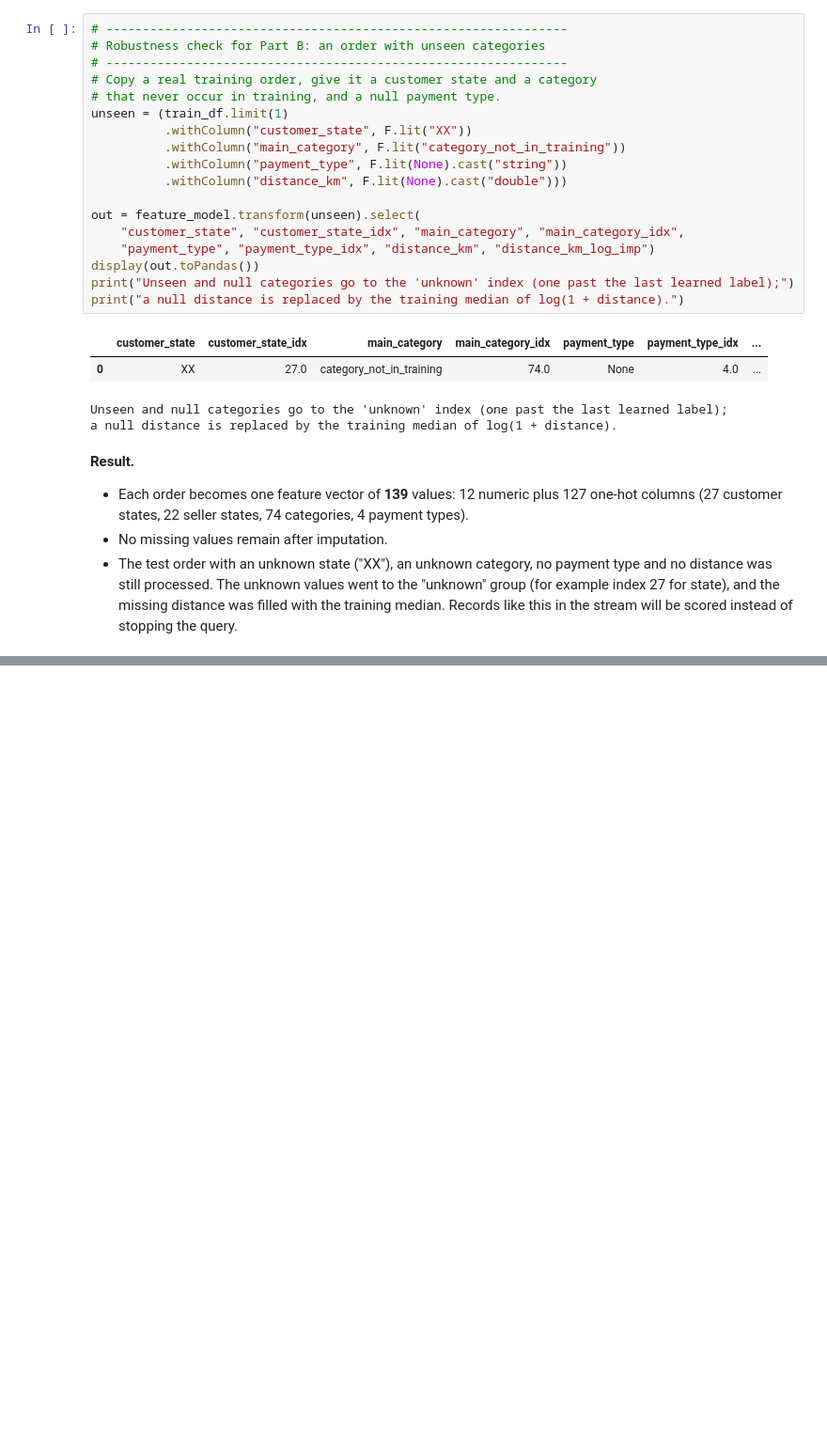
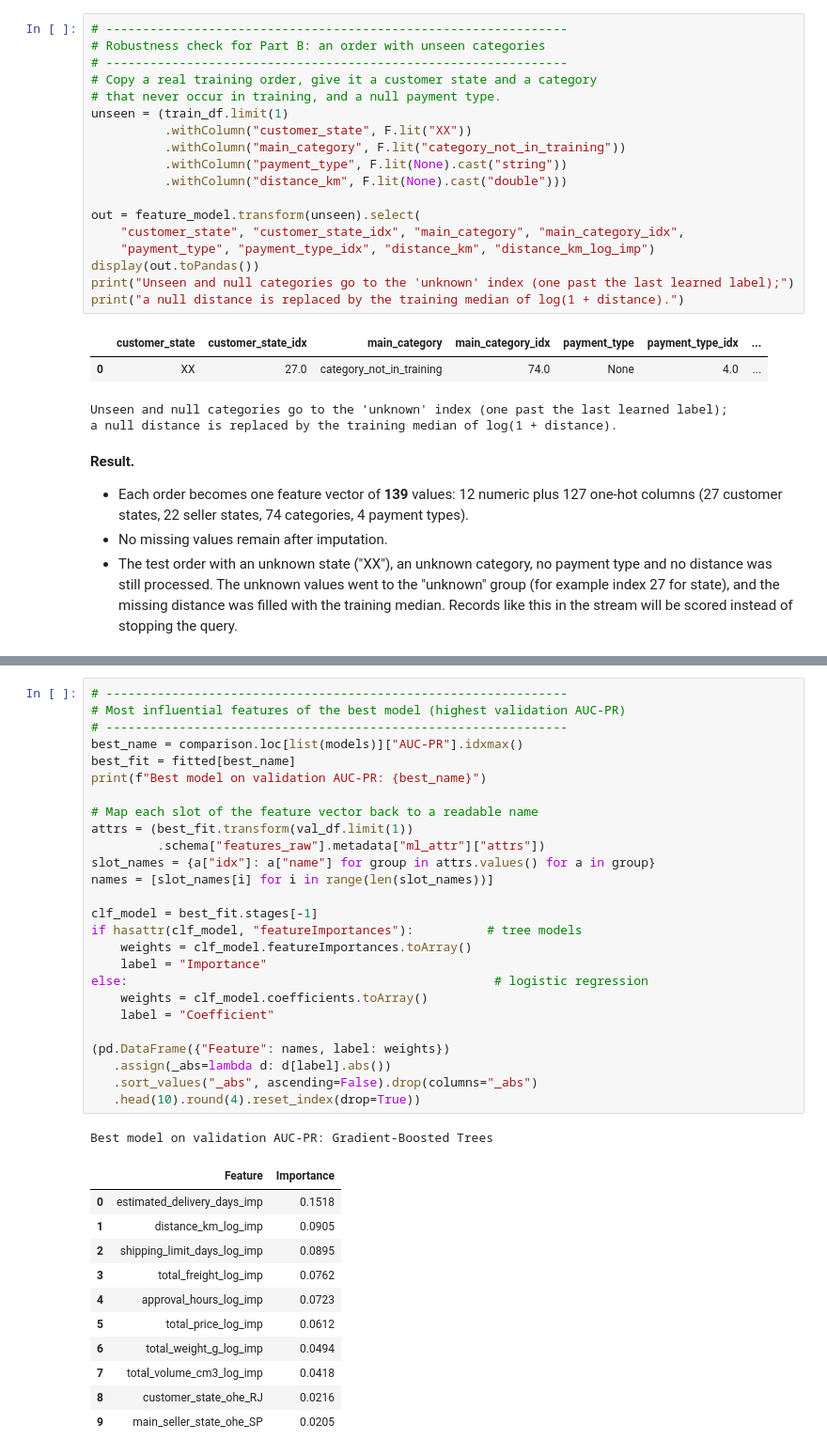
Before and after one commit to ndec0001-max/ITO5202_A2, a Jupyter notebook: assessment2.ipynb, the cells around one changed output, grey strips where cells are left out. Shown at 94% size. Cells and saved outputs as stored; diff of their text form; blank space fills up the shorter version.

```diff
--- a/assessment2.ipynb
+++ b/assessment2.ipynb
@@ -1178,0 +1354,39 @@ a null distance is replaced by the training median of log(1 + distance).
+# %%
+# ---------------------------------------------------------------
+# Most influential features of the best model (highest validation AUC-PR)
+# ---------------------------------------------------------------
+best_name = comparison.loc[list(models)]["AUC-PR"].idxmax()
+best_fit = fitted[best_name]
+print(f"Best model on validation AUC-PR: {best_name}")
+
+# Map each slot of the feature vector back to a readable name
+attrs = (best_fit.transform(val_df.limit(1))
+         .schema["features_raw"].metadata["ml_attr"]["attrs"])
+slot_names = {a["idx"]: a["name"] for group in attrs.values() for a in group}
+names = [slot_names[i] for i in range(len(slot_names))]
+
+clf_model = best_fit.stages[-1]
+if hasattr(clf_model, "featureImportances"):          # tree models
+    weights = clf_model.featureImportances.toArray()
+    label = "Importance"
+else:                                                  # logistic regression
+    weights = clf_model.coefficients.toArray()
+    label = "Coefficient"
+
+(pd.DataFrame({"Feature": names, label: weights})
+   .assign(_abs=lambda d: d[label].abs())
+   .sort_values("_abs", ascending=False).drop(columns="_abs")
+   .head(10).round(4).reset_index(drop=True))
+# %% [output]
+Best model on validation AUC-PR: Gradient-Boosted Trees
+|  | Feature | Importance |
+| 0 | estimated_delivery_days_imp | 0.1518 |
+| 1 | distance_km_log_imp | 0.0905 |
+| 2 | shipping_limit_days_log_imp | 0.0895 |
+| 3 | total_freight_log_imp | 0.0762 |
+| 4 | approval_hours_log_imp | 0.0723 |
+| 5 | total_price_log_imp | 0.0612 |
+| 6 | total_weight_g_log_imp | 0.0494 |
+| 7 | total_volume_cm3_log_imp | 0.0418 |
+| 8 | customer_state_ohe_RJ | 0.0216 |
+| 9 | main_seller_state_ohe_SP | 0.0205 |
```
Also changed, not shown: parts of 11 cells of this notebook.
